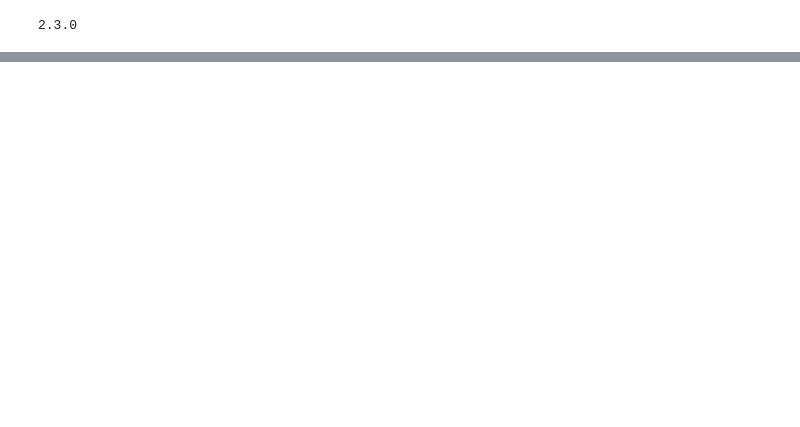
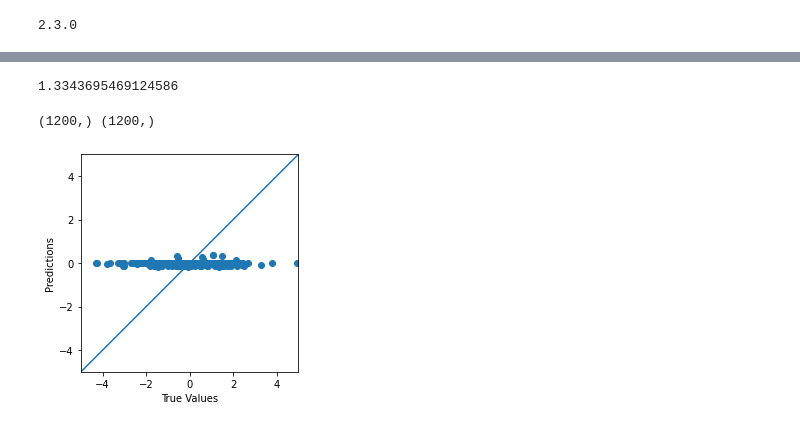
Before and after one commit to upathare1/Bitcoin-Price-Prediction, a Jupyter notebook: Algorithms/lstm_trial1.ipynb, the cells around one changed output, grey strips where cells are left out. Cells and saved outputs as stored; diff of their text form; code cells hidden in the pictures; blank space fills up the shorter version.

```diff
--- a/Algorithms/lstm_trial1.ipynb
+++ b/Algorithms/lstm_trial1.ipynb
@@ -209,0 +244,21 @@ plot_history(history)
+# %%
+length = int(len(cache['train_label']) * 0.8)
+np.var(cache['train_label'][:length])
+# %% [output]
+1.3343695469124586
+# %%
+test_data = cache['test_data']
+test_labels = cache['test_label']
+test_predictions = model.predict(test_data).flatten()
+print(test_labels.shape, test_predictions.shape)
+plt.scatter(test_labels, test_predictions)
+plt.xlabel('True Values')
+plt.ylabel('Predictions')
+plt.axis('equal')
+plt.axis('square')
+plt.xlim([-5, 5])
+plt.ylim([-5, 5])
+_ = plt.plot([-5, 5], [-5, 5])
+# %% [output]
+(1200,) (1200,)
+[figure, added]
```
Also changed, not shown: parts of 27 cells of this notebook.
